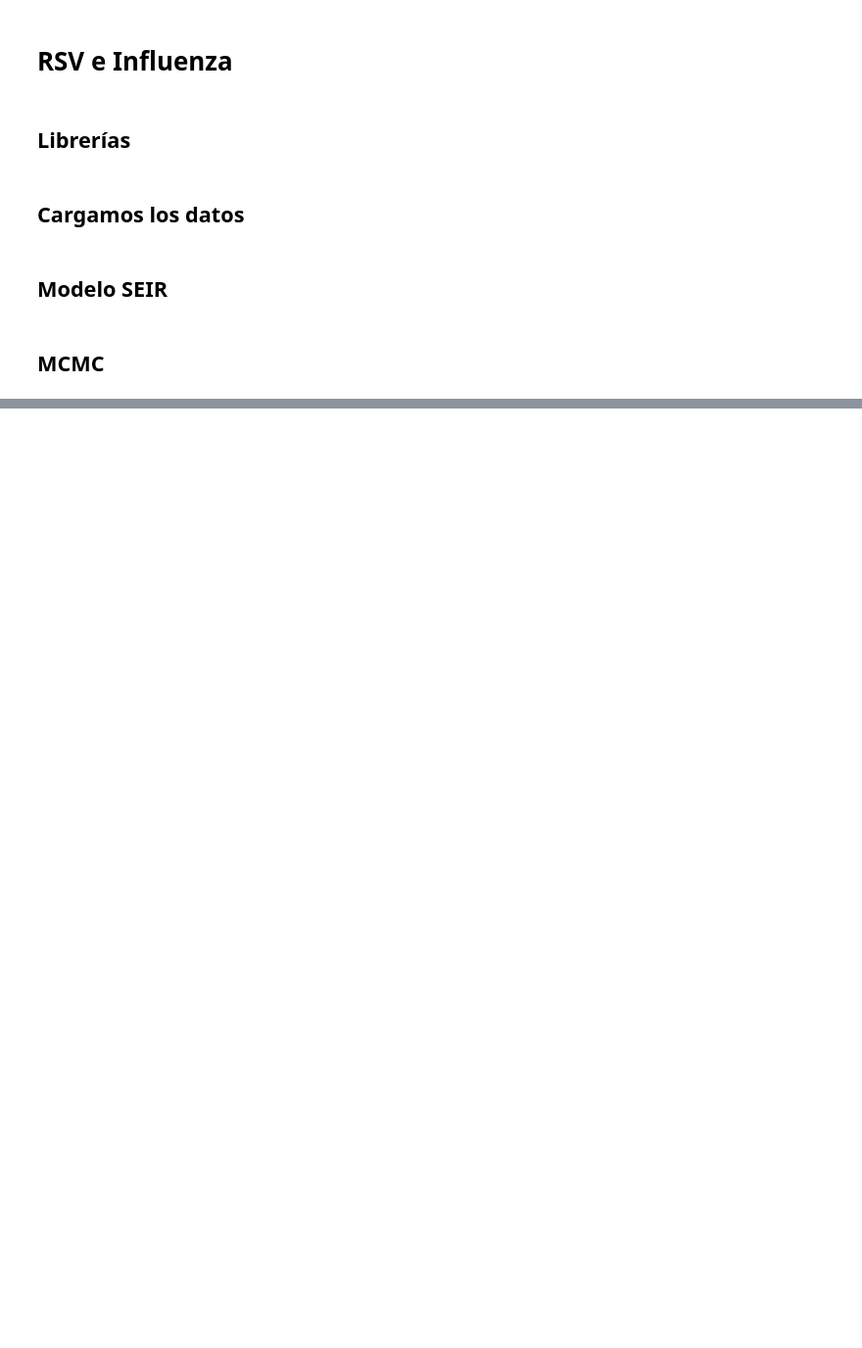
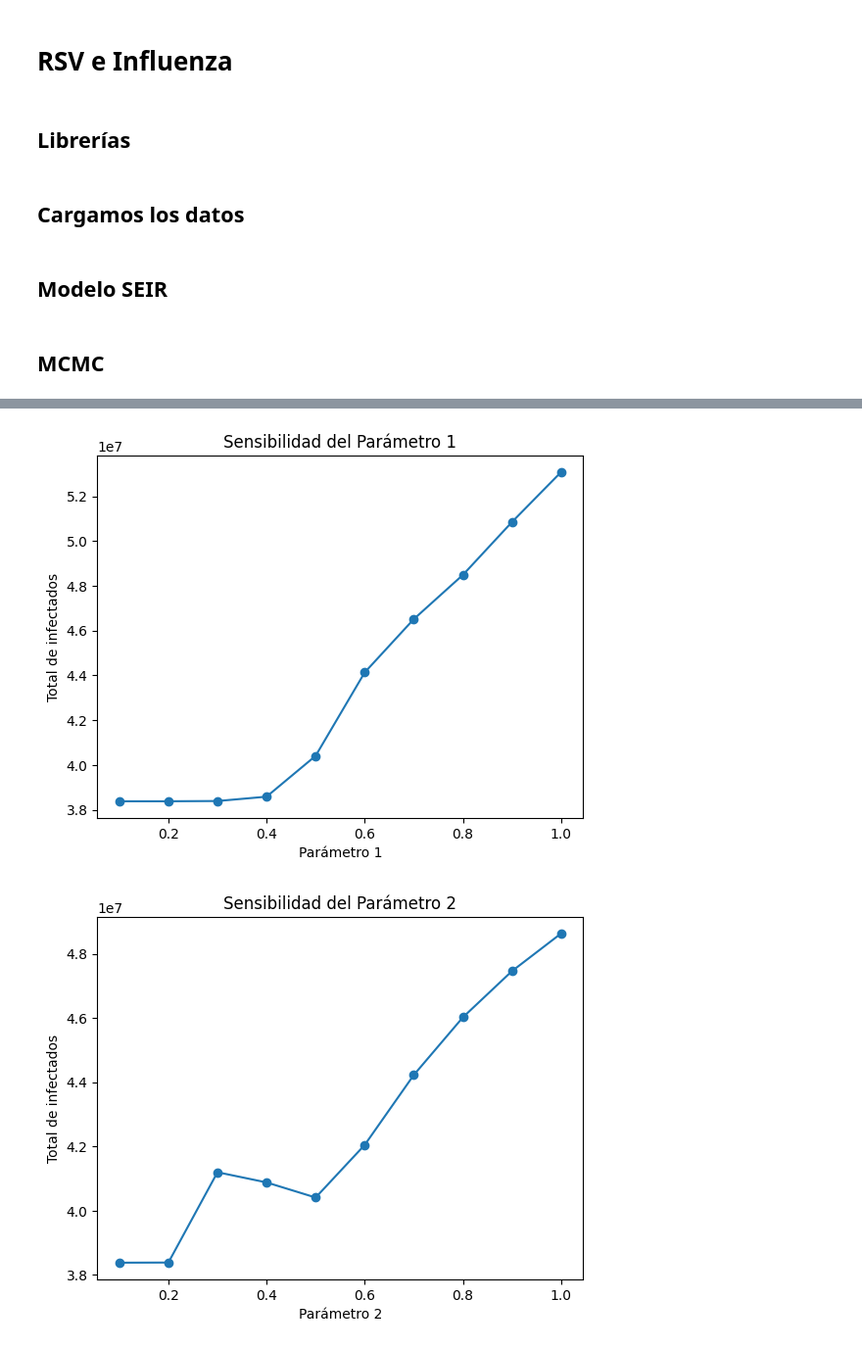
Before and after one commit to Buebito/RSV-and-INFLUENZA-SUPERINFECTION, a Jupyter notebook: Primer Borrador.ipynb, the cells around one changed output, grey strips where cells are left out. Shown at 98% size. Cells and saved outputs as stored; diff of their text form; code cells hidden in the pictures; blank space fills up the shorter version.

Commit message:
Análisis de Sensibilidad

```diff
--- a/Primer Borrador.ipynb
+++ b/Primer Borrador.ipynb
@@ -138,0 +139,36 @@ plt.show()
+# %%
+# Función para realizar el análisis de sensibilidad
+def sensitivity_analysis(param_index, param_range, params, S0, E10, I10, R10, E20, I20, R20, N, time):
+    # Lista para almacenar los resultados
+    results = []
+
+    # Variar el parámetro en el rango especificado
+    for value in param_range:
+        # Copiar los parámetros originales
+        new_params = params.copy()
+        # Cambiar el valor del parámetro de interés
+        new_params[param_index] = value
+        # Simular el modelo con los nuevos parámetros
+        predicted1, predicted2 = sim_seirs_time(new_params, S0, E10, I10, R10, E20, I20, R20, N, time)
+        # Almacenar el número total de infectados
+        results.append(np.sum(predicted1) + np.sum(predicted2))
+
+    # Graficar los resultados
+    plt.plot(param_range, results, marker='o')
+    plt.xlabel(f'Parámetro {param_index + 1}')
+    plt.ylabel('Total de infectados')
+    plt.title(f'Sensibilidad del Parámetro {param_index + 1}')
+    plt.show()
+
+# Parámetros iniciales
+params = [0.5, 0.5, 0.2, 0.2, 0.1, 0.1, 0.01, 0.01, 0.01, 0.5]
+
+# Rango de variación para el análisis de sensibilidad
+param_range = np.linspace(0.1, 1.0, 10)  # Por ejemplo, variar entre 0.1 y 1.0
+
+# Realizar el análisis de sensibilidad para cada parámetro
+for i in range(10):
+    sensitivity_analysis(i, param_range, params, S0, E10, I10, R10, E20, I20, R20, N, time)
+# %% [output]
+[figure, added]
+[figure, added]
```
Also changed, not shown: parts of 3 cells of this notebook.
